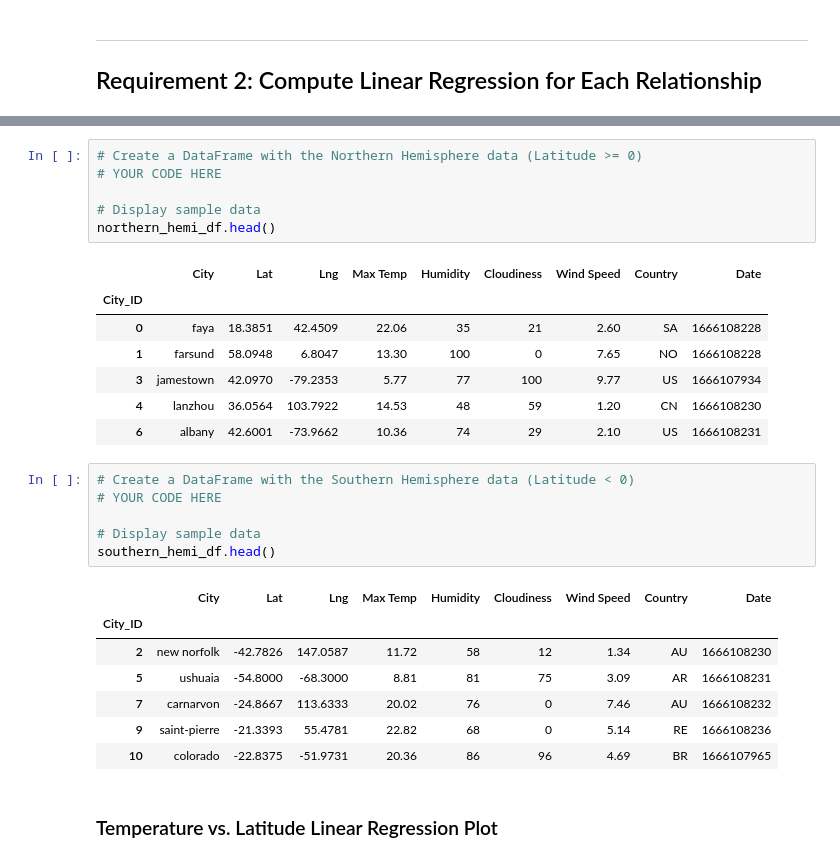
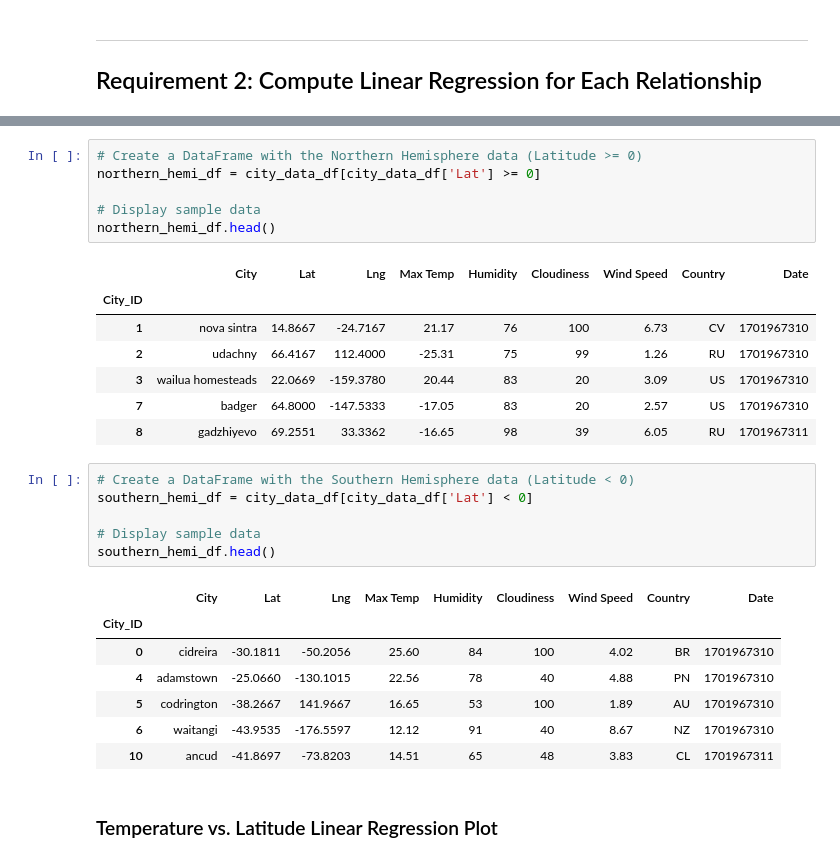
Before and after one commit to bandaexpress/python-api-challenge, a Jupyter notebook: WeatherPy/WeatherPy.ipynb, the cells around one changed output, grey strips where cells are left out. Drawn from its saved outputs; the diff is of its cells as text.

```diff
--- a/WeatherPy/WeatherPy.ipynb
+++ b/WeatherPy/WeatherPy.ipynb
@@ -259,30 +292,30 @@ plt.show()
 # %%
 # Create a DataFrame with the Northern Hemisphere data (Latitude >= 0)
-# YOUR CODE HERE
+northern_hemi_df = city_data_df[city_data_df['Lat'] >= 0]
 
 # Display sample data
 northern_hemi_df.head()
 # %% [output]
 |  | City | Lat | Lng | Max Temp | Humidity | Cloudiness | Wind Speed | Country | Date |
 | City_ID |  |  |  |  |  |  |  |  |  |
-| 0 | faya | 18.3851 | 42.4509 | 22.06 | 35 | 21 | 2.60 | SA | 1666108228 |
-| 1 | farsund | 58.0948 | 6.8047 | 13.30 | 100 | 0 | 7.65 | NO | 1666108228 |
-| 3 | jamestown | 42.0970 | -79.2353 | 5.77 | 77 | 100 | 9.77 | US | 1666107934 |
-| 4 | lanzhou | 36.0564 | 103.7922 | 14.53 | 48 | 59 | 1.20 | CN | 1666108230 |
-| 6 | albany | 42.6001 | -73.9662 | 10.36 | 74 | 29 | 2.10 | US | 1666108231 |
+| 1 | nova sintra | 14.8667 | -24.7167 | 21.17 | 76 | 100 | 6.73 | CV | 1701967310 |
+| 2 | udachny | 66.4167 | 112.4000 | -25.31 | 75 | 99 | 1.26 | RU | 1701967310 |
+| 3 | wailua homesteads | 22.0669 | -159.3780 | 20.44 | 83 | 20 | 3.09 | US | 1701967310 |
+| 7 | badger | 64.8000 | -147.5333 | -17.05 | 83 | 20 | 2.57 | US | 1701967310 |
+| 8 | gadzhiyevo | 69.2551 | 33.3362 | -16.65 | 98 | 39 | 6.05 | RU | 1701967311 |
 # %%
 # Create a DataFrame with the Southern Hemisphere data (Latitude < 0)
-# YOUR CODE HERE
+southern_hemi_df = city_data_df[city_data_df['Lat'] < 0]
 
 # Display sample data
 southern_hemi_df.head()
 # %% [output]
 |  | City | Lat | Lng | Max Temp | Humidity | Cloudiness | Wind Speed | Country | Date |
 | City_ID |  |  |  |  |  |  |  |  |  |
-| 2 | new norfolk | -42.7826 | 147.0587 | 11.72 | 58 | 12 | 1.34 | AU | 1666108230 |
-| 5 | ushuaia | -54.8000 | -68.3000 | 8.81 | 81 | 75 | 3.09 | AR | 1666108231 |
-| 7 | carnarvon | -24.8667 | 113.6333 | 20.02 | 76 | 0 | 7.46 | AU | 1666108232 |
-| 9 | saint-pierre | -21.3393 | 55.4781 | 22.82 | 68 | 0 | 5.14 | RE | 1666108236 |
-| 10 | colorado | -22.8375 | -51.9731 | 20.36 | 86 | 96 | 4.69 | BR | 1666107965 |
+| 0 | cidreira | -30.1811 | -50.2056 | 25.60 | 84 | 100 | 4.02 | BR | 1701967310 |
+| 4 | adamstown | -25.0660 | -130.1015 | 22.56 | 78 | 40 | 4.88 | PN | 1701967310 |
+| 5 | codrington | -38.2667 | 141.9667 | 16.65 | 53 | 100 | 1.89 | AU | 1701967310 |
+| 6 | waitangi | -43.9535 | -176.5597 | 12.12 | 91 | 40 | 8.67 | NZ | 1701967310 |
+| 10 | ancud | -41.8697 | -73.8203 | 14.51 | 65 | 48 | 3.83 | CL | 1701967311 |
 # %% [markdown]
 ###  Temperature vs. Latitude Linear Regression Plot
```
Also changed, not shown: parts of 27 cells of this notebook, 5 other files.
